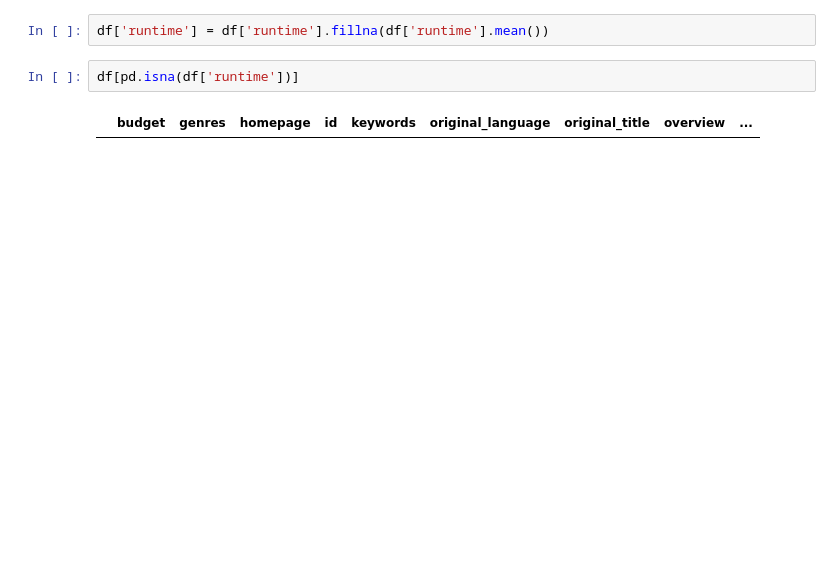
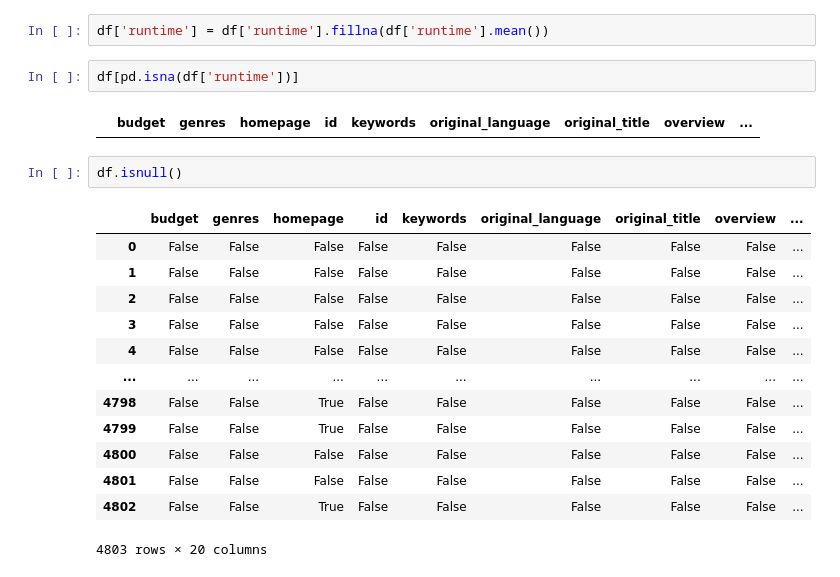
Before and after one commit to takuya178/DS-python, a Jupyter notebook: practice.ipynb, the cells around one changed output. Saved outputs shown, nothing was run; the diff lists cells and outputs as text; blank space fills up the shorter version.

```diff
--- a/practice.ipynb
+++ b/practice.ipynb
@@ -276,3 +276,19 @@ df['runtime'] = df['runtime'].fillna(df['runtime'].mean())
 df[pd.isna(df['runtime'])]
 # %% [output]
 |  | budget | genres | homepage | id | keywords | original_language | original_title | overview | ... |
+# %%
+df.isnull()
+# %% [output]
+|  | budget | genres | homepage | id | keywords | original_language | original_title | overview | ... |
+| 0 | False | False | False | False | False | False | False | False | ... |
+| 1 | False | False | False | False | False | False | False | False | ... |
+| 2 | False | False | False | False | False | False | False | False | ... |
+| 3 | False | False | False | False | False | False | False | False | ... |
+| 4 | False | False | False | False | False | False | False | False | ... |
+| ... | ... | ... | ... | ... | ... | ... | ... | ... | ... |
+| 4798 | False | False | True | False | False | False | False | False | ... |
+| 4799 | False | False | True | False | False | False | False | False | ... |
+| 4800 | False | False | False | False | False | False | False | False | ... |
+| 4801 | False | False | False | False | False | False | False | False | ... |
+| 4802 | False | False | True | False | False | False | False | False | ... |
+4803 rows × 20 columns
```
Also changed, not shown: parts of 8 cells of this notebook, 2 other files.
